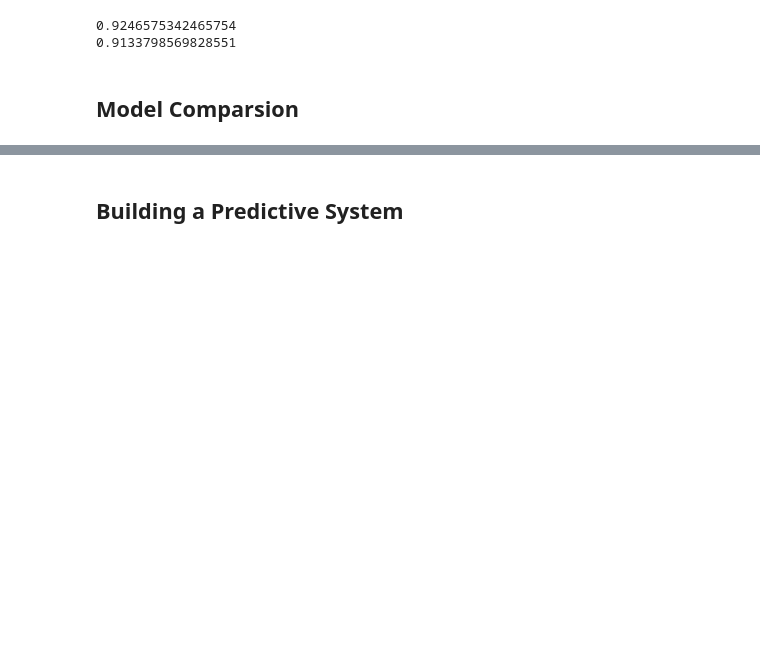
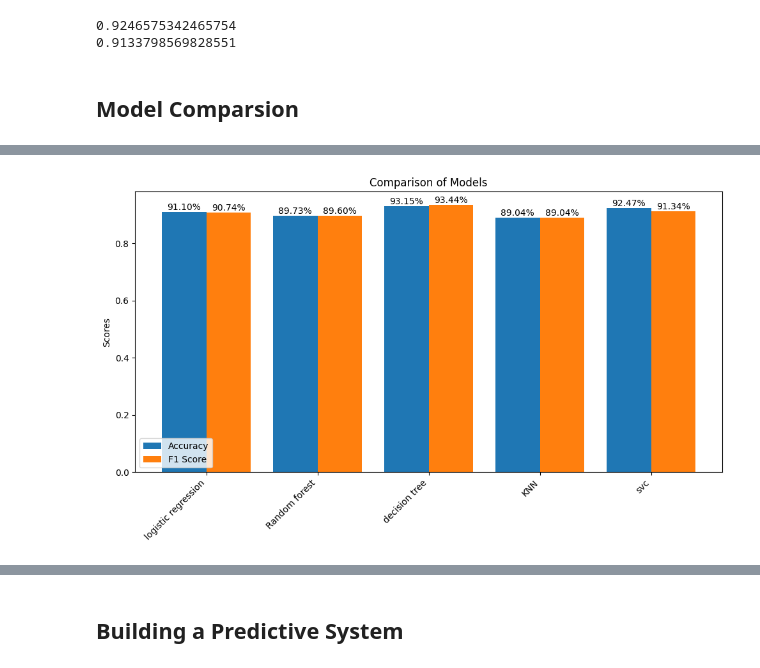
Before and after one commit to Himanshuu002/Wine-Quality-Prediction, a Jupyter notebook: Wine_quality_prediction_.ipynb, the cells around one changed output, grey strips where cells are left out. Drawn from its saved outputs; the diff is of its cells as text; code cells hidden in the pictures; blank space fills up the shorter version.

```diff
--- a/Wine_quality_prediction_.ipynb
+++ b/Wine_quality_prediction_.ipynb
@@ -351,0 +339,36 @@ df1.style.background_gradient(cmap='Reds')
+# %%
+import matplotlib.pyplot as plt
+import numpy as np
+from sklearn.metrics import roc_curve, auc
+
+
+
+models = ['logistic regression', 'Random forest', 'decision tree', 'KNN', 'svc']
+accuracy_scores = [model_comp[model][0] for model in models]
+f1_scores = [model_comp[model][1] for model in models]
+
+# Create the plot
+plt.figure(figsize=(10, 6))
+X_axis = np.arange(len(models))
+
+# Bar plot for Accuracy with percentage labels
+bar1 = plt.bar(X_axis - 0.2, accuracy_scores, 0.4, label='Accuracy')
+for rect in bar1:
+    height = rect.get_height()
+    plt.text(rect.get_x() + rect.get_width() / 2, height, f'{height:.2%}', ha='center', va='bottom')
+
+# Bar plot for F1 Score with percentage labels
+bar2 = plt.bar(X_axis + 0.2, f1_scores, 0.4, label='F1 Score')
+for rect in bar2:
+    height = rect.get_height()
+    plt.text(rect.get_x() + rect.get_width() / 2, height, f'{height:.2%}', ha='center', va='bottom')
+
+# Customize the plot
+plt.xticks(X_axis, models, rotation=45, ha="right")
+plt.ylabel("Scores")
+plt.title("Comparison of Models")
+plt.legend()
+plt.tight_layout()  # Adjust layout to prevent labels from overlapping
+plt.show()
+# %% [output]
+[figure, added]
```
Also changed, not shown: parts of 15 cells of this notebook.
